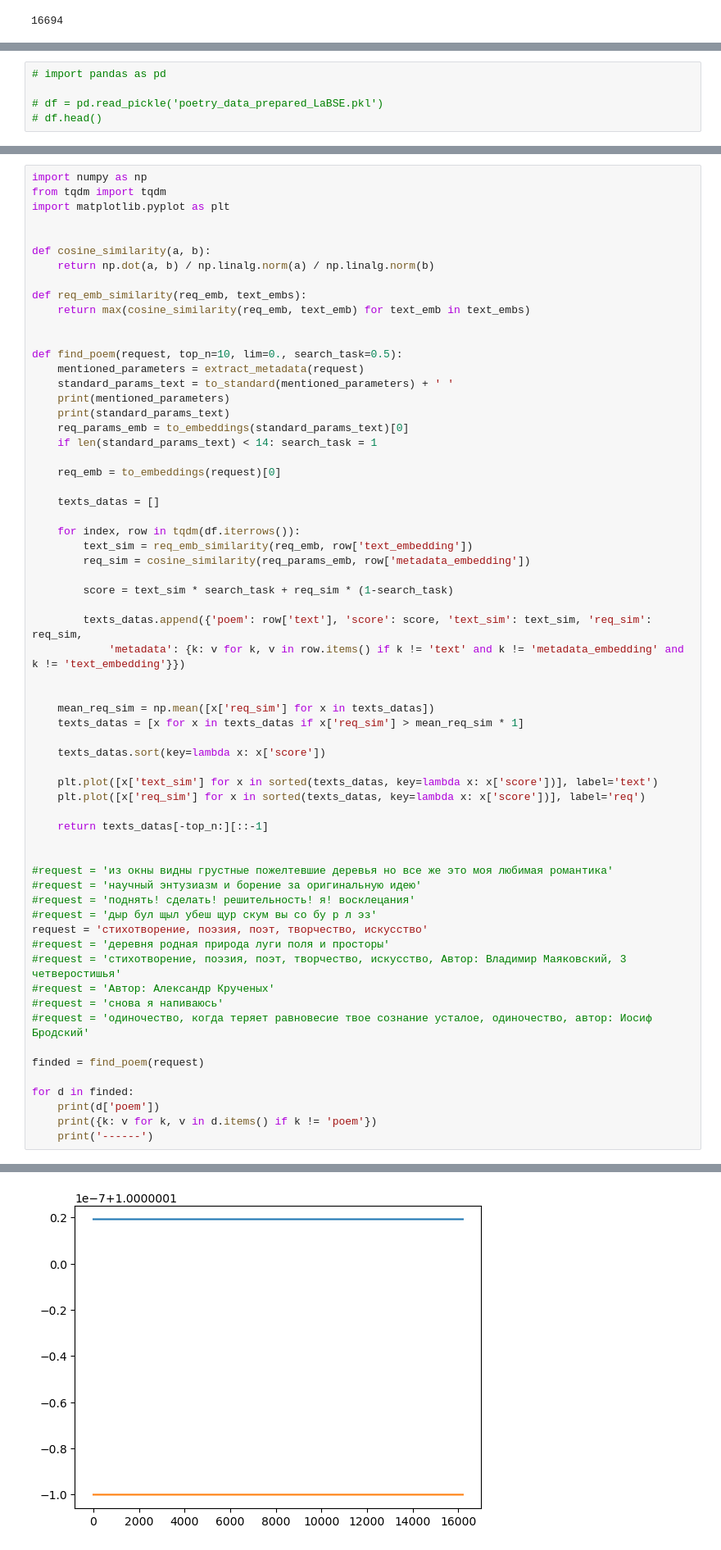
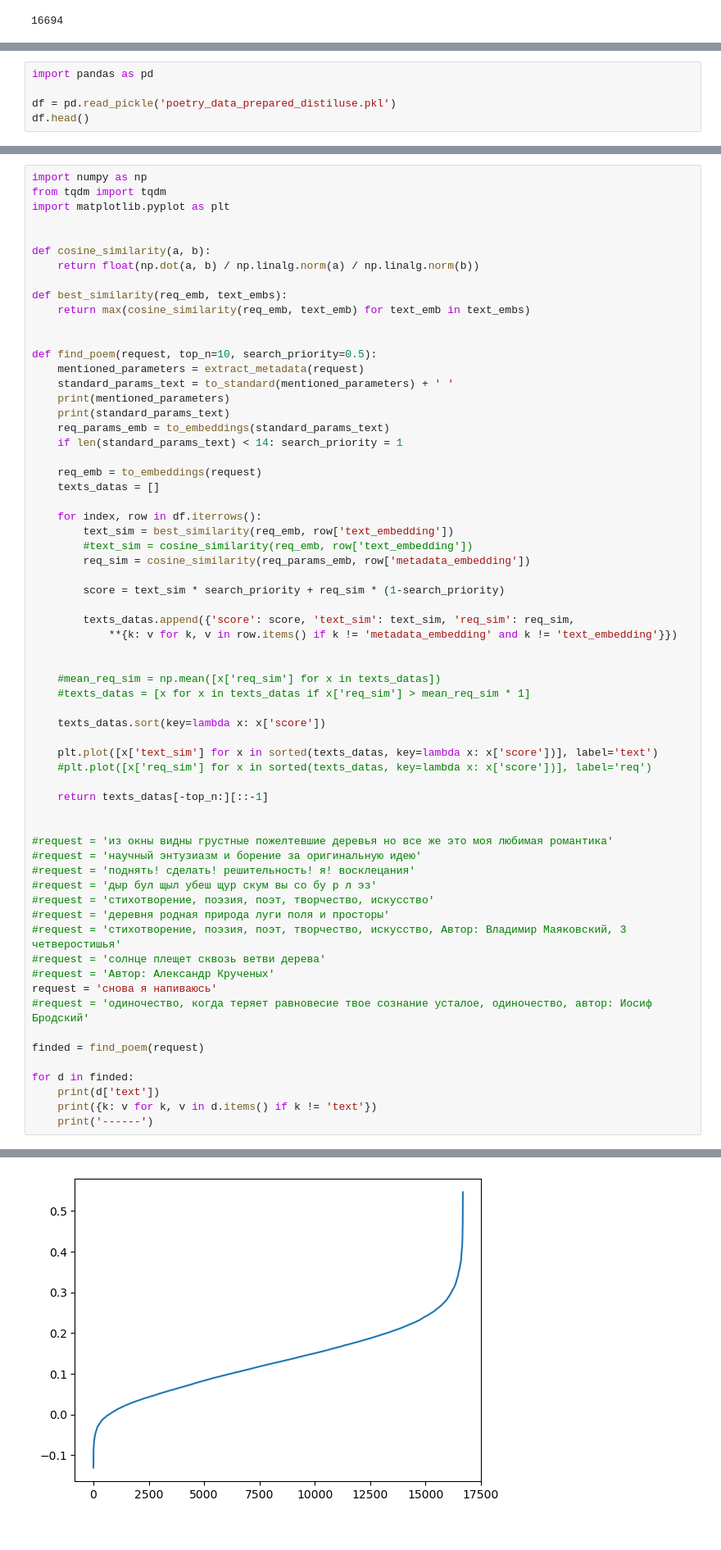
Before and after one commit to Mihahanya/Poetry-recommendation, a Jupyter notebook: presentation.ipynb, the cells around one changed output, grey strips where cells are left out. Shown at 82% size. Saved outputs shown, nothing was run; the diff lists cells and outputs as text.

```diff
--- a/presentation.ipynb
+++ b/presentation.ipynb
@@ -123,5 +119,5 @@ df = df.progress_apply(add_embedding_to_row, axis=1)
 # %%
-# import pandas as pd
+import pandas as pd
 
-# df = pd.read_pickle('poetry_data_prepared_LaBSE.pkl')
-# df.head()
+df = pd.read_pickle('poetry_data_prepared_distiluse.pkl')
+df.head()
@@ -164,41 +180,41 @@ import matplotlib.pyplot as plt
 
 
 def cosine_similarity(a, b):
-	return np.dot(a, b) / np.linalg.norm(a) / np.linalg.norm(b)
+	return float(np.dot(a, b) / np.linalg.norm(a) / np.linalg.norm(b))
 
-def req_emb_similarity(req_emb, text_embs):
+def best_similarity(req_emb, text_embs):
 	return max(cosine_similarity(req_emb, text_emb) for text_emb in text_embs)
 
 
-def find_poem(request, top_n=10, lim=0., search_task=0.5):
+def find_poem(request, top_n=10, search_priority=0.5):
 	mentioned_parameters = extract_metadata(request)
 	standard_params_text = to_standard(mentioned_parameters) + ' '
 	print(mentioned_parameters)
 	print(standard_params_text)
-	req_params_emb = to_embeddings(standard_params_text)[0]
-	if len(standard_params_text) < 14: search_task = 1
+	req_params_emb = to_embeddings(standard_params_text)
+	if len(standard_params_text) < 14: search_priority = 1
 
-	req_emb = to_embeddings(request)[0]
-
+	req_emb = to_embeddings(request)
 	texts_datas = []
 
-	for index, row in tqdm(df.iterrows()):
-		text_sim = req_emb_similarity(req_emb, row['text_embedding'])
+	for index, row in df.iterrows():
+		text_sim = best_similarity(req_emb, row['text_embedding'])
+		#text_sim = cosine_similarity(req_emb, row['text_embedding'])
 		req_sim = cosine_similarity(req_params_emb, row['metadata_embedding'])
 
-		score = text_sim * search_task + req_sim * (1-search_task)
+		score = text_sim * search_priority + req_sim * (1-search_priority)
 
-		texts_datas.append({'poem': row['text'], 'score': score, 'text_sim': text_sim, 'req_sim': req_sim,
-			'metadata': {k: v for k, v in row.items() if k != 'text' and k != 'metadata_embedding' and k != 'text_embedding'}})
+		texts_datas.append({'score': score, 'text_sim': text_sim, 'req_sim': req_sim,
+			**{k: v for k, v in row.items() if k != 'metadata_embedding' and k != 'text_embedding'}})
 
 
-	mean_req_sim = np.mean([x['req_sim'] for x in texts_datas])
-	texts_datas = [x for x in texts_datas if x['req_sim'] > mean_req_sim * 1]
+	#mean_req_sim = np.mean([x['req_sim'] for x in texts_datas])
+	#texts_datas = [x for x in texts_datas if x['req_sim'] > mean_req_sim * 1]
 
 	texts_datas.sort(key=lambda x: x['score'])
 
 	plt.plot([x['text_sim'] for x in sorted(texts_datas, key=lambda x: x['score'])], label='text')
-	plt.plot([x['req_sim'] for x in sorted(texts_datas, key=lambda x: x['score'])], label='req')
+	#plt.plot([x['req_sim'] for x in sorted(texts_datas, key=lambda x: x['score'])], label='req')
 
 	return texts_datas[-top_n:][::-1]
 
@@ -207,17 +223,18 @@ def find_poem(request, top_n=10, lim=0., search_task=0.5):
 #request = 'научный энтузиазм и борение за оригинальную идею'
 #request = 'поднять! сделать! решительность! я! восклецания'
 #request = 'дыр бул щыл убеш щур скум вы со бу р л эз'
-request = 'стихотворение, поэзия, поэт, творчество, искусство'
+#request = 'стихотворение, поэзия, поэт, творчество, искусство'
 #request = 'деревня родная природа луги поля и просторы'
 #request = 'стихотворение, поэзия, поэт, творчество, искусство, Автор: Владимир Маяковский, 3 четверостишья'
+#request = 'солнце плещет сквозь ветви дерева'
 #request = 'Автор: Александр Крученых'
-#request = 'снова я напиваюсь'
+request = 'снова я напиваюсь'
 #request = 'одиночество, когда теряет равновесие твое сознание усталое, одиночество, автор: Иосиф Бродский'
 
 finded = find_poem(request)
 
 for d in finded:
-	print(d['poem'])
-	print({k: v for k, v in d.items() if k != 'poem'})
+	print(d['text'])
+	print({k: v for k, v in d.items() if k != 'text'})
 	print('------')
 # %% [output]
@@ -242 +258 @@ for d in finded:
-[figure, old version]
+[figure, new version]
```
Also changed, not shown: parts of 8 cells of this notebook, 4 other files.
